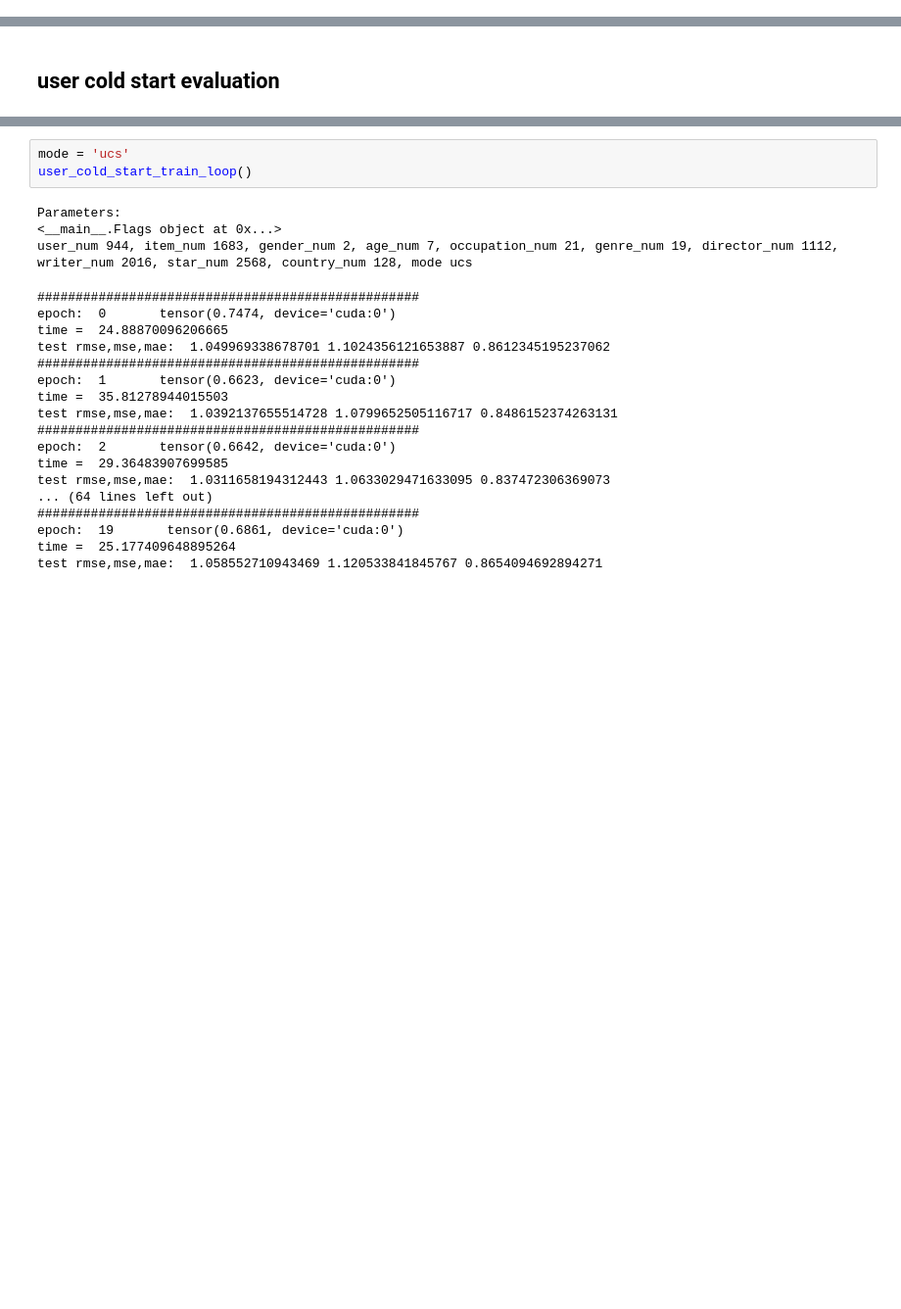
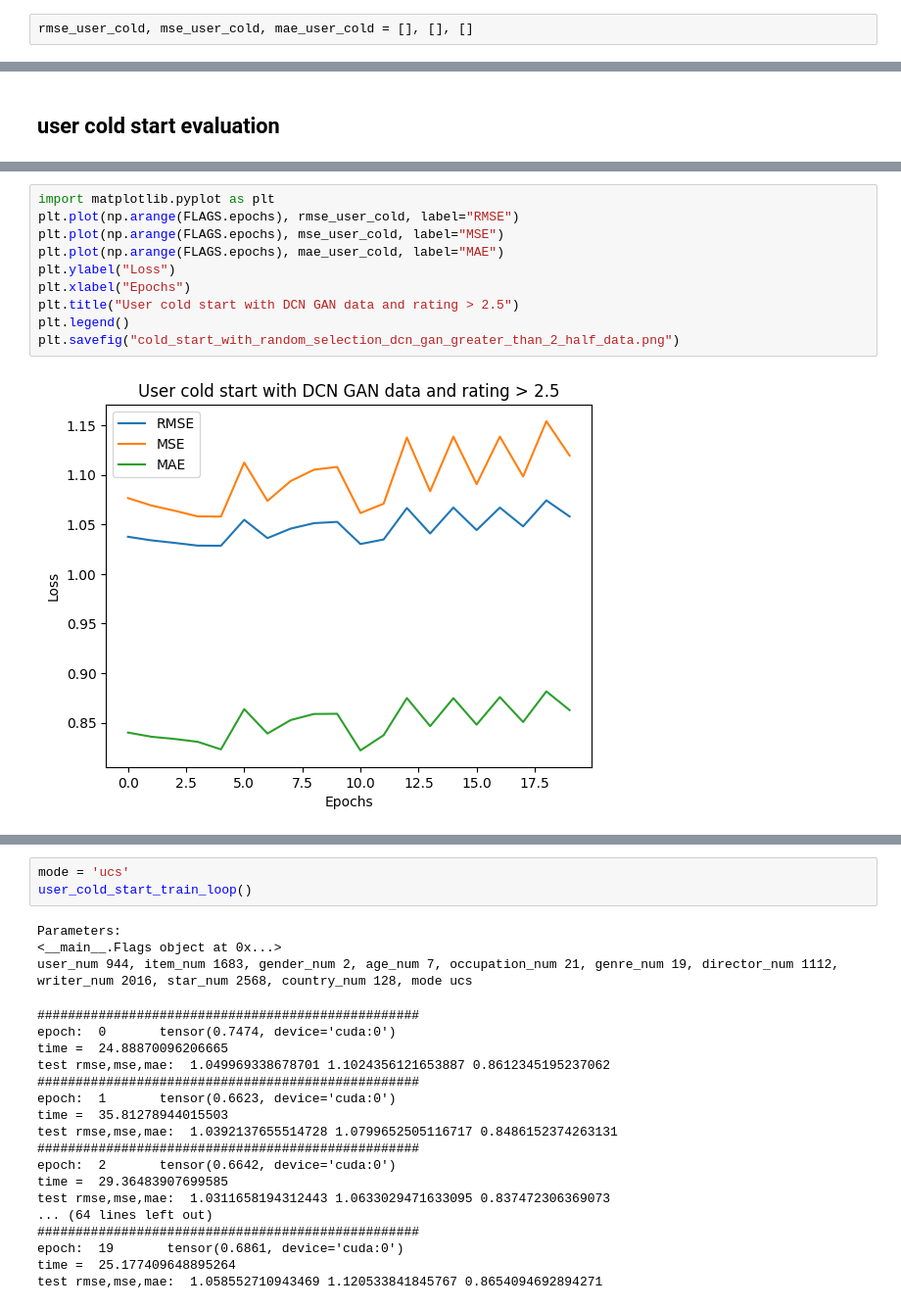
Before and after one commit to jonathanbcarlson/CS247Project, a Jupyter notebook: AttributeGNN/AGNN_ModelTrain.ipynb, the cells around one changed output, grey strips where cells are left out. Shown at 98% size. Drawn from its saved outputs; the diff is of its cells as text; blank space fills up the shorter version.

```diff
--- a/AttributeGNN/AGNN_ModelTrain.ipynb
+++ b/AttributeGNN/AGNN_ModelTrain.ipynb
@@ -647,2 +807,4 @@ test rmse,mse,mae:  1.053331372820243 1.1095069809673774 0.8512558478868197
 # %% [markdown]
 ## user cold start train loop
+# %%
+rmse_user_cold, mse_user_cold, mae_user_cold = [], [], []
@@ -776,0 +984,12 @@ def user_cold_start_train_loop():
+# %%
+import matplotlib.pyplot as plt
+plt.plot(np.arange(FLAGS.epochs), rmse_user_cold, label="RMSE")
+plt.plot(np.arange(FLAGS.epochs), mse_user_cold, label="MSE")
+plt.plot(np.arange(FLAGS.epochs), mae_user_cold, label="MAE")
+plt.ylabel("Loss")
+plt.xlabel("Epochs")
+plt.title("User cold start with DCN GAN data and rating > 2.5")
+plt.legend()
+plt.savefig("cold_start_with_random_selection_dcn_gan_greater_than_2_half_data.png")
+# %% [output]
+[figure, added]
```
Also changed, not shown: parts of 33 cells of this notebook.
